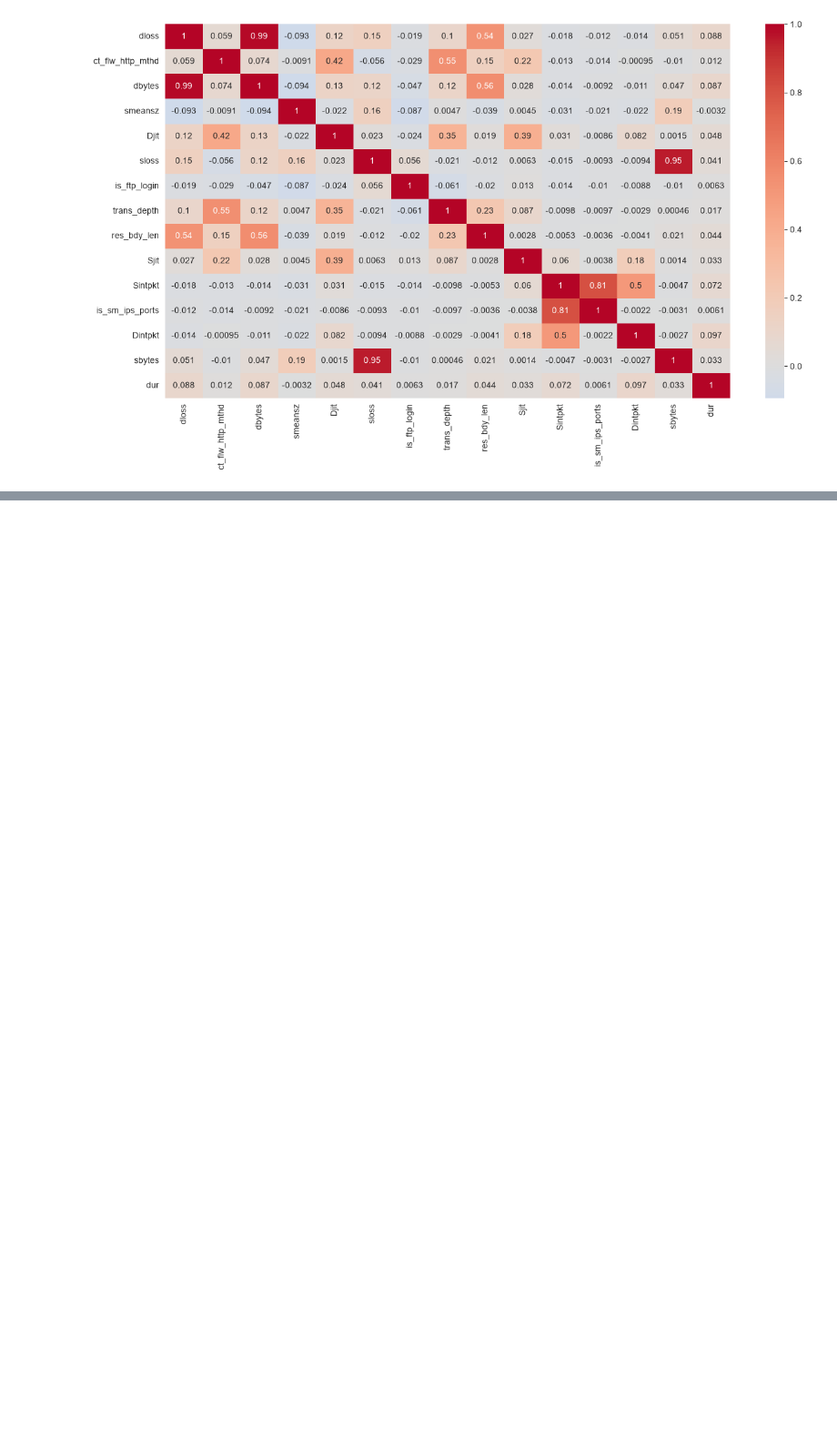
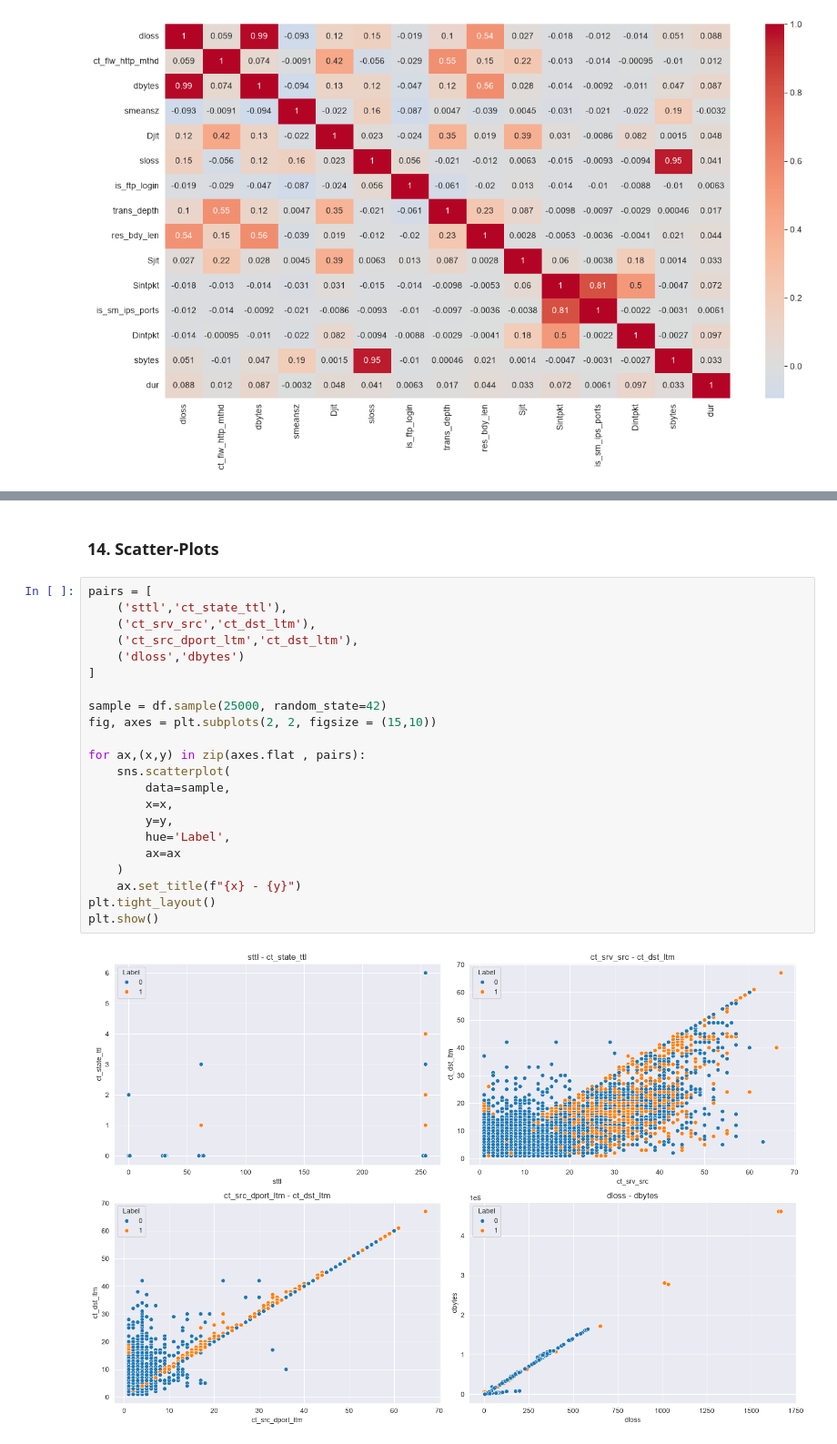
Before and after one commit to ShuvamLabs/network-anomaly-detector, a Jupyter notebook: Detector/notebooks/01-data-observation.ipynb, the cells around one changed output, grey strips where cells are left out. Shown at 91% size. Cells and saved outputs as stored; diff of their text form; blank space fills up the shorter version.

Commit message:
modified the data observation notebook

```diff
--- a/Detector/notebooks/01-data-observation.ipynb
+++ b/Detector/notebooks/01-data-observation.ipynb
@@ -229,0 +234,26 @@ plt.show()
+# %% [markdown]
+### 14. Scatter-Plots
+# %%
+pairs = [
+    ('sttl','ct_state_ttl'),
+    ('ct_srv_src','ct_dst_ltm'),
+    ('ct_src_dport_ltm','ct_dst_ltm'),
+    ('dloss','dbytes')
+]
+
+sample = df.sample(25000, random_state=42)
+fig, axes = plt.subplots(2, 2, figsize = (15,10))
+
+for ax,(x,y) in zip(axes.flat , pairs):
+    sns.scatterplot(
+        data=sample,
+        x=x,
+        y=y,
+        hue='Label',
+        ax=ax
+    )
+    ax.set_title(f"{x} - {y}")
+plt.tight_layout()
+plt.show()
+# %% [output]
+[figure, added]
```
Also changed, not shown: parts of 4 cells of this notebook.
